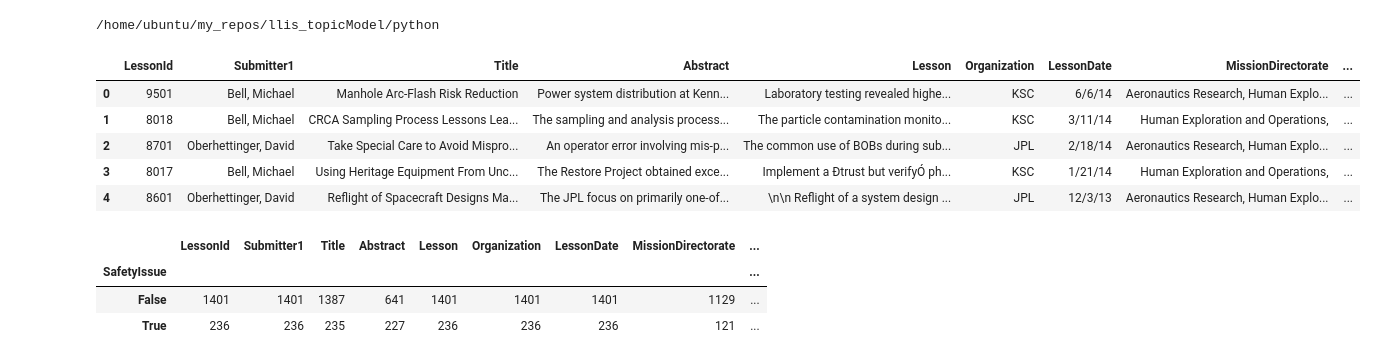
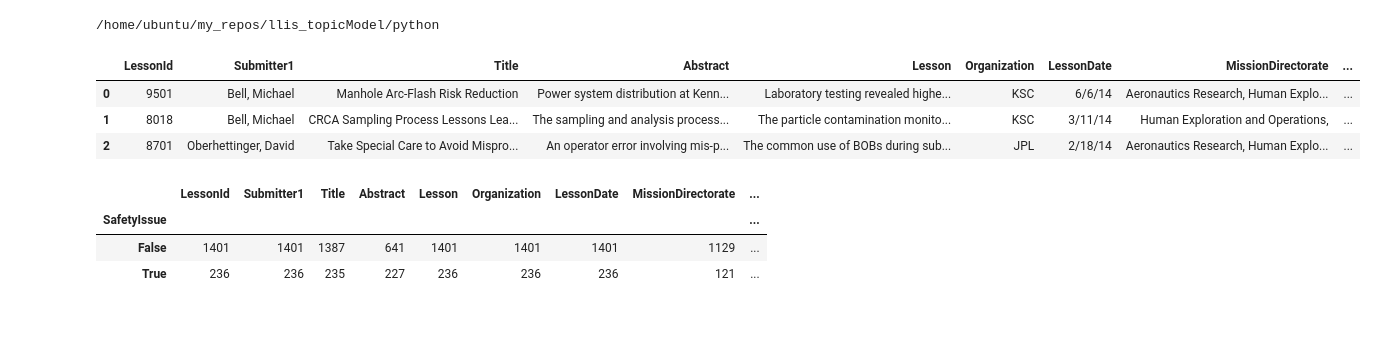
Before and after one commit to itsshaikaslam/llis_topicModel, a Jupyter notebook: python/lessons_learned.ipynb, the cells around one changed output. Drawn from its saved outputs; the diff is of its cells as text; code cells hidden in the pictures; blank space fills up the shorter version.

```diff
--- a/python/lessons_learned.ipynb
+++ b/python/lessons_learned.ipynb
@@ -28,10 +26,8 @@ data = pd.read_csv(PATHproject+"data/llis.csv", encoding = "ISO-8859-1", engine=
-# %%
-data.head()
-# %% [output]
-|  | LessonId | Submitter1 | Title | Abstract | Lesson | Organization | LessonDate | MissionDirectorate | ... |
-| 0 | 9501 | Bell, Michael | Manhole Arc-Flash Risk Reduction | Power system distribution at Kenn... | Laboratory testing revealed highe... | KSC | 6/6/14 | Aeronautics Research, Human Explo... | ... |
-| 1 | 8018 | Bell, Michael | CRCA Sampling Process Lessons Lea... | The sampling and analysis process... | The particle contamination monito... | KSC | 3/11/14 | Human Exploration and Operations, | ... |
-| 2 | 8701 | Oberhettinger, David | Take Special Care to Avoid Mispro... | An operator error involving mis-p... | The common use of BOBs during sub... | JPL | 2/18/14 | Aeronautics Research, Human Explo... | ... |
-| 3 | 8017 | Bell, Michael | Using Heritage Equipment From Unc... | The Restore Project obtained exce... | Implement a Ðtrust but verifyÓ ph... | KSC | 1/21/14 | Human Exploration and Operations, | ... |
-| 4 | 8601 | Oberhettinger, David | Reflight of Spacecraft Designs Ma... | The JPL focus on primarily one-of... | \n\n Reflight of a system design ... | JPL | 12/3/13 | Aeronautics Research, Human Explo... | ... |
+# %%
+df.head(3)
+# %% [output]
+|  | LessonId | Submitter1 | Title | Abstract | Lesson | Organization | LessonDate | MissionDirectorate | ... |
+| 0 | 9501 | Bell, Michael | Manhole Arc-Flash Risk Reduction | Power system distribution at Kenn... | Laboratory testing revealed highe... | KSC | 6/6/14 | Aeronautics Research, Human Explo... | ... |
+| 1 | 8018 | Bell, Michael | CRCA Sampling Process Lessons Lea... | The sampling and analysis process... | The particle contamination monito... | KSC | 3/11/14 | Human Exploration and Operations, | ... |
+| 2 | 8701 | Oberhettinger, David | Take Special Care to Avoid Mispro... | An operator error involving mis-p... | The common use of BOBs during sub... | JPL | 2/18/14 | Aeronautics Research, Human Explo... | ... |
 # %%
```
Also changed, not shown: parts of 22 cells of this notebook.
